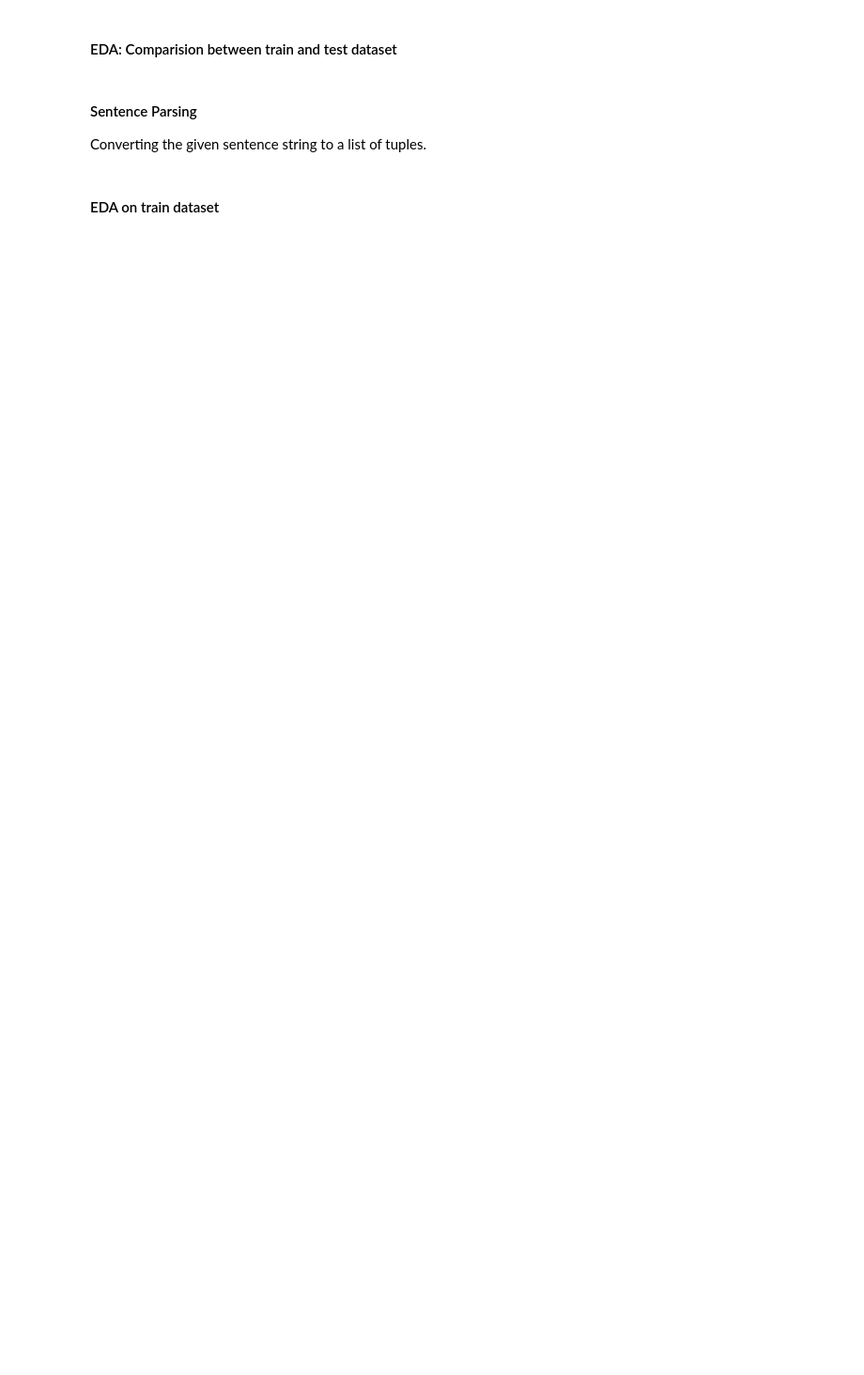
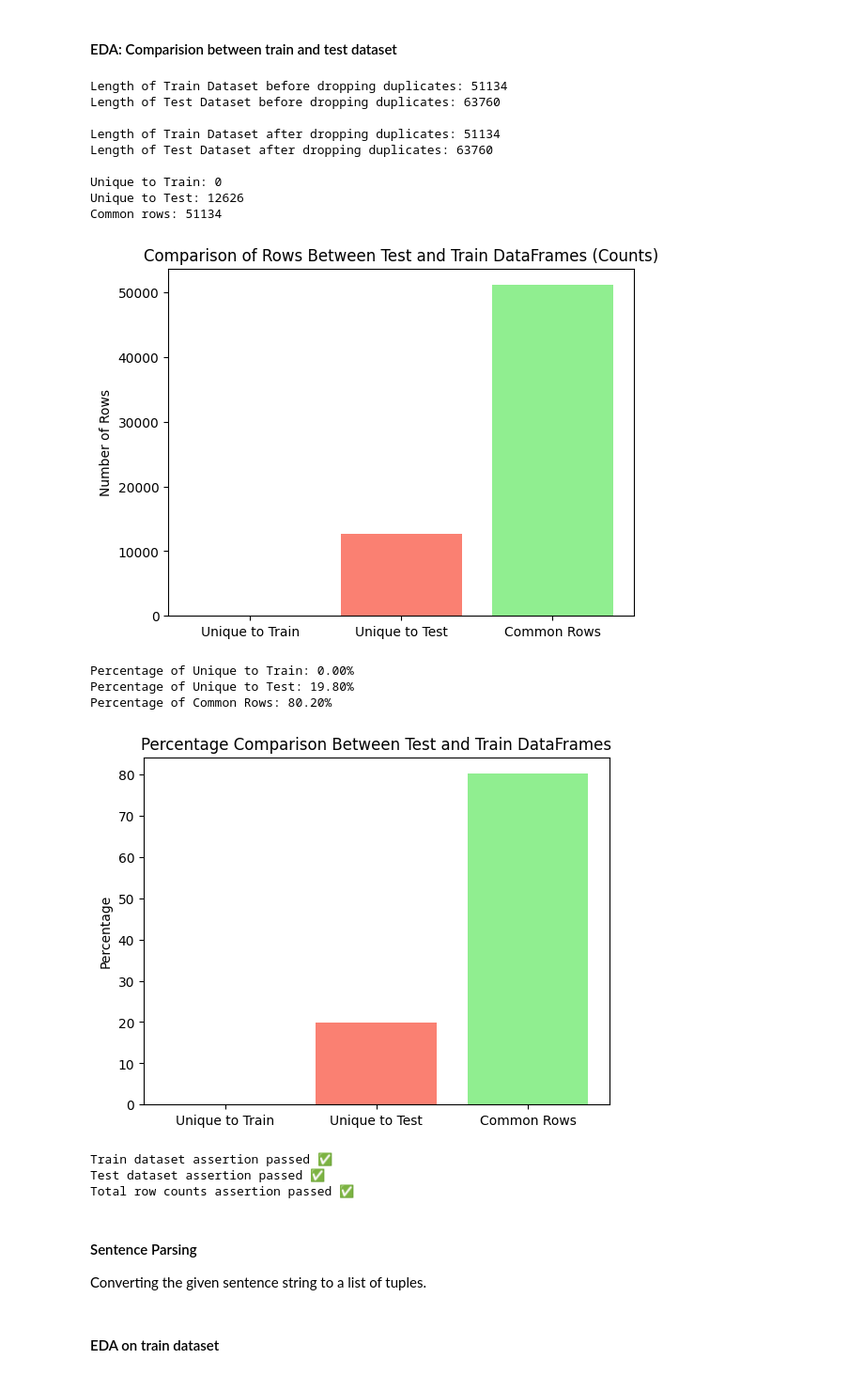
Before and after one commit to Abhinav-gh/Part_of_Speech_tagging-HMM, a Jupyter notebook: PreProcessing.ipynb, the cells around one changed output. Shown: that part at 94% size. Cells and saved outputs as stored; diff of their text form; code cells hidden in the pictures; blank space fills up the shorter version.

Commit message:
Fixed the "Percentages not adding up to 100 problem"

```diff
--- a/PreProcessing.ipynb
+++ b/PreProcessing.ipynb
@@ -73,34 +124,53 @@ print("Unique to Test:", len(unique_to_df2))
 print("Common rows:", len(common_rows))
 
 # Plotting comparison for counts
 plt.bar(counts.keys(), counts.values(), color=['skyblue', 'salmon', 'lightgreen'])
 plt.title("Comparison of Rows Between Test and Train DataFrames (Counts)")
 plt.ylabel("Number of Rows")
 plt.show()
 
 # Calculate percentages for better insight
-total_rows = len(df) + len(df_test)
+#total_rows = len(df) + len(df_test) [This is incorrect as we're counting the common rows twice]
+total_rows = counts["Unique to Train"] + counts["Unique to Test"] + counts["Common Rows"]
 percentages = {key: (value / total_rows) * 100 for key, value in counts.items()}
 
 print("\nPercentage of Unique to Train: {:.2f}%".format(percentages['Unique to Train']))
 print("Percentage of Unique to Test: {:.2f}%".format(percentages['Unique to Test']))
 print("Percentage of Common Rows: {:.2f}%".format(percentages['Common Rows']))
 
 # Plotting percentage comparison
 plt.bar(percentages.keys(), percentages.values(), color=['skyblue', 'salmon', 'lightgreen'])
 plt.title("Percentage Comparison Between Test and Train DataFrames")
 plt.ylabel("Percentage")
 plt.show()
 
 # Assertions for sanity checks
 assert len(df) == len(unique_to_df1) + len(common_rows), "Mismatch in Train dataset counts!"
 print("Train dataset assertion passed ✅")
 
 assert len(df_test) == len(unique_to_df2) + len(common_rows), "Mismatch in Test dataset counts!"
 print("Test dataset assertion passed ✅")
 
 assert sum(counts.values()) == len(df) + len(df_test) - len(common_rows), "Total row counts assertion passed ✅"
 print("Total row counts assertion passed ✅")
+# %% [output]
+Length of Train Dataset before dropping duplicates: 51134
+Length of Test Dataset before dropping duplicates: 63760
+
+Length of Train Dataset after dropping duplicates: 51134
+Length of Test Dataset after dropping duplicates: 63760
+
+Unique to Train: 0
+Unique to Test: 12626
+Common rows: 51134
+[figure, added]
+Percentage of Unique to Train: 0.00%
+Percentage of Unique to Test: 19.80%
+Percentage of Common Rows: 80.20%
+[figure, added]
+Train dataset assertion passed ✅
+Test dataset assertion passed ✅
+Total row counts assertion passed ✅
 # %% [markdown]
 #### Sentence Parsing
 Converting the given sentence string to a list of tuples.
```
Also changed, not shown: parts of 10 cells of this notebook.
